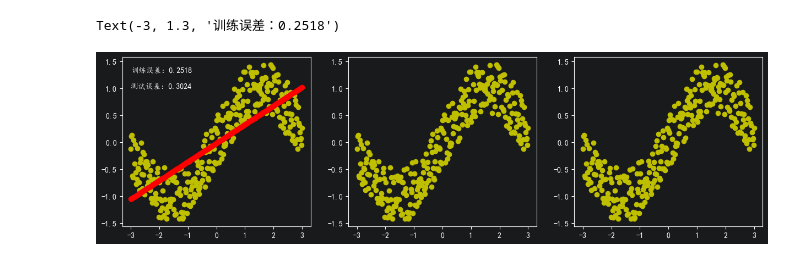
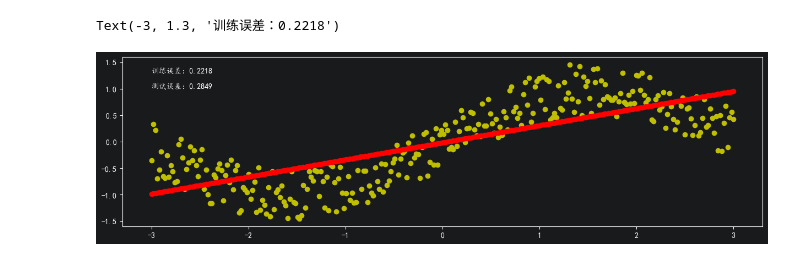
Before and after one commit to 0000005/ML_Playground, a Jupyter notebook: ch02_base/1_fitting_test.ipynb, the cells around one changed output. Saved outputs shown, nothing was run; the diff lists cells and outputs as text; code cells hidden in the pictures.

```diff
--- a/ch02_base/1_fitting_test.ipynb
+++ b/ch02_base/1_fitting_test.ipynb
@@ -40,13 +38,11 @@ mse_train = mean_squared_error(trainY, model.predict(trainX))
 # %%
 # 画一下图
-# 画出散点图（3个子图）
-fig, ax = plt.subplots(1, 3, figsize=(15, 4))
-ax[0].scatter(X, y, c='y')
-ax[1].scatter(X, y, c='y')
-ax[2].scatter(X, y, c='y')
-ax[0].scatter(X, model.predict(X), c='r')
-ax[0].text(-3, 1, f"测试误差：{mse_test:.4f}")
-ax[0].text(-3, 1.3, f"训练误差：{mse_train:.4f}")
+# 画出散点图
+fig, ax = plt.subplots(1, 1, figsize=(15, 4))
+ax.scatter(X, y, c='y')
+ax.scatter(X, model.predict(X), c='r')
+ax.text(-3, 1, f"测试误差：{mse_test:.4f}")
+ax.text(-3, 1.3, f"训练误差：{mse_train:.4f}")
 # %% [output]
-Text(-3, 1.3, '训练误差：0.2518')
+Text(-3, 1.3, '训练误差：0.2218')
-[figure, old version]
+[figure, new version]
```
Also changed, not shown: parts of 4 cells of this notebook.
